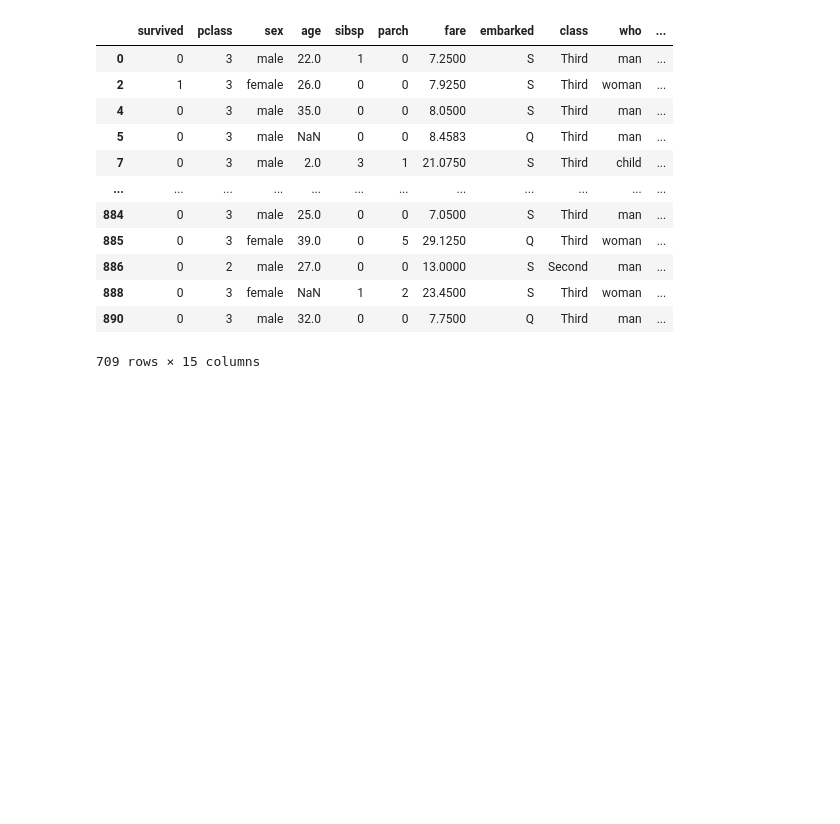
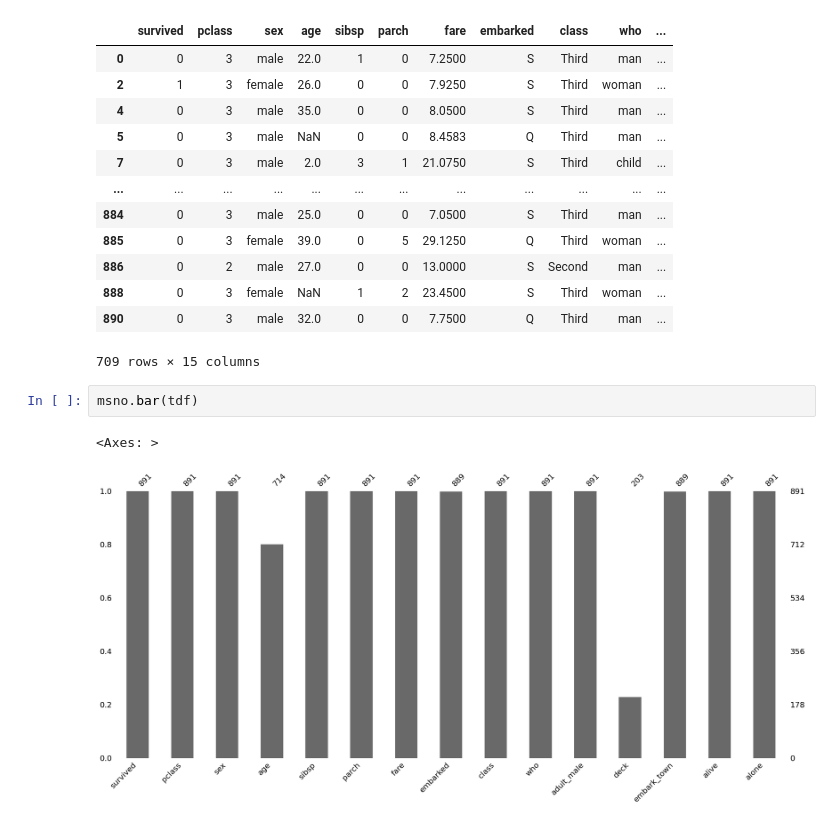
Before and after one commit to yesung05/2025-1-myclass-BDA, a Jupyter notebook: inclass/07w_A_mon_0421_easy_ch07_missingvalue_outlier.ipynb, the cells around one changed output. Saved outputs shown, nothing was run; the diff lists cells and outputs as text; blank space fills up the shorter version.

```diff
--- a/inclass/07w_A_mon_0421_easy_ch07_missingvalue_outlier.ipynb
+++ b/inclass/07w_A_mon_0421_easy_ch07_missingvalue_outlier.ipynb
@@ -429,3 +429,8 @@ tdf[tdf.isna().any(axis=1)]
 | 888 | 0 | 3 | female | NaN | 1 | 2 | 23.4500 | S | Third | woman | ... |
 | 890 | 0 | 3 | male | 32.0 | 0 | 0 | 7.7500 | Q | Third | man | ... |
 709 rows × 15 columns
+# %%
+msno.bar(tdf)
+# %% [output]
+<Axes: >
+[figure, added]
```
Also changed, not shown: parts of 1 cell of this notebook.
